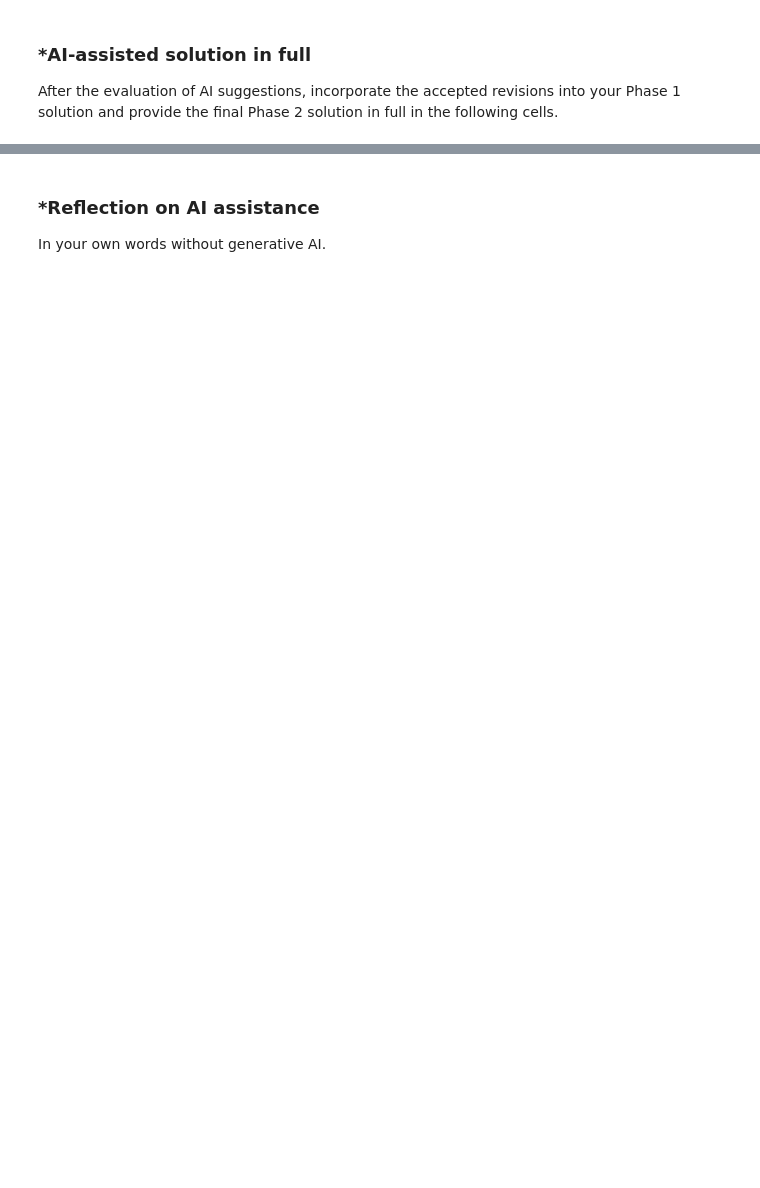
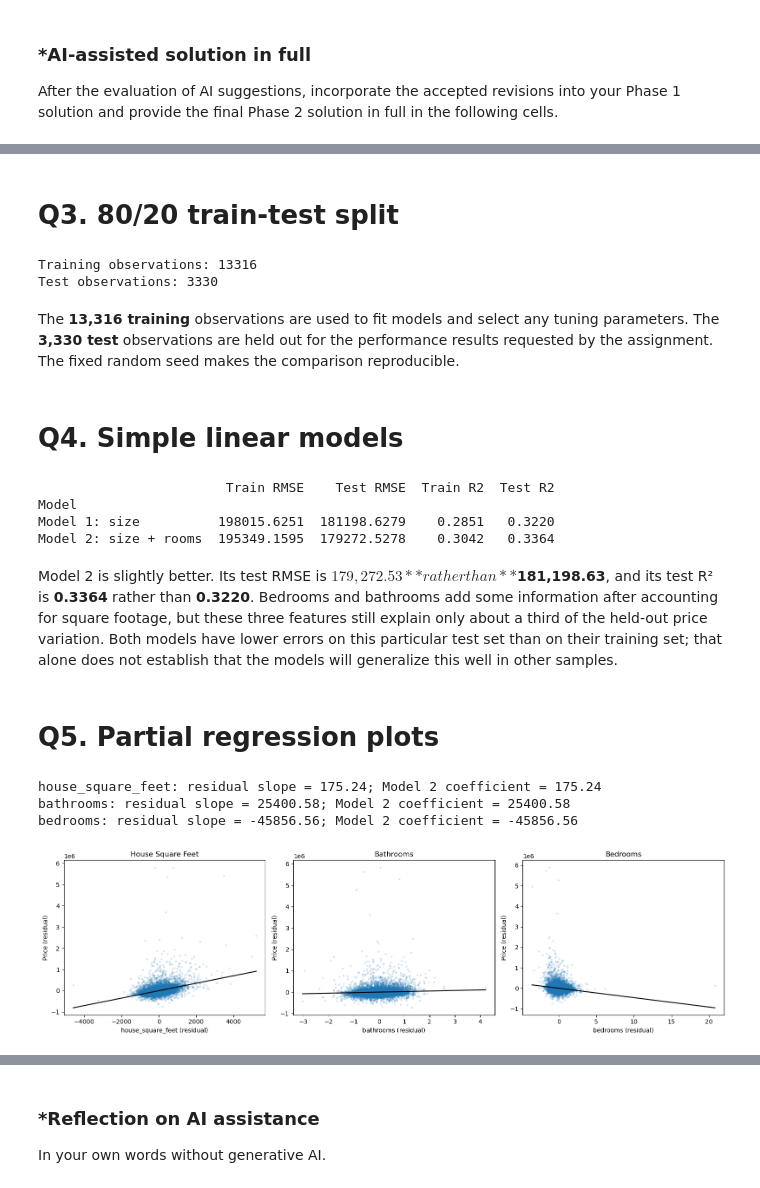
Before and after one commit to ja2faded/L02-hedonic-pricing, a Jupyter notebook: notebook.ipynb, the cells around one changed output, grey strips where cells are left out. Drawn from its saved outputs; the diff is of its cells as text; code cells hidden in the pictures; blank space fills up the shorter version.

```diff
--- a/notebook.ipynb
+++ b/notebook.ipynb
@@ -610,0 +802,77 @@ After the evaluation of AI suggestions, incorporate the accepted revisions into
+# %% [markdown]
+# Q3. 80/20 train-test split
+# %%
+from sklearn.model_selection import train_test_split
+
+X_train, X_test, y_train, y_test = train_test_split(
+    X, y, test_size=.2, random_state=1
+)
+print('Training observations:', len(y_train))
+print('Test observations:', len(y_test))
+# %% [output]
+Training observations: 13316
+Test observations: 3330
+# %% [markdown]
+The **13,316 training** observations are used to fit models and select any tuning parameters. The **3,330 test** observations are held out for the performance results requested by the assignment. The fixed random seed makes the comparison reproducible.
+# %% [markdown]
+# Q4. Simple linear models
+# %%
+from sklearn.linear_model import LinearRegression
+from sklearn.metrics import root_mean_squared_error, r2_score
+
+s1 = ['house_square_feet']
+s2 = ['house_square_feet', 'bathrooms', 'bedrooms']
+fit_1 = LinearRegression().fit(X_train[s1], y_train)
+fit_2 = LinearRegression().fit(X_train[s2], y_train)
+
+def score_predictions(ytr, yte, train_pred, test_pred):
+    return {'Train RMSE': root_mean_squared_error(ytr, train_pred),
+            'Test RMSE': root_mean_squared_error(yte, test_pred),
+            'Train R2': r2_score(ytr, train_pred),
+            'Test R2': r2_score(yte, test_pred)}
+
+simple_results = []
+for name, model, cols in [('Model 1: size', fit_1, s1),
+                          ('Model 2: size + rooms', fit_2, s2)]:
+    scores = score_predictions(y_train, y_test,
+                               model.predict(X_train[cols]),
+                               model.predict(X_test[cols]))
+    simple_results.append({'Model': name, **scores})
+print(pd.DataFrame(simple_results).set_index('Model').round(4))
+# %% [output]
+                        Train RMSE    Test RMSE  Train R2  Test R2
+Model
+Model 1: size          198015.6251  181198.6279    0.2851   0.3220
+Model 2: size + rooms  195349.1595  179272.5278    0.3042   0.3364
+# %% [markdown]
+Model 2 is slightly better. Its test RMSE is **$179,272.53** rather than **$181,198.63**, and its test R² is **0.3364** rather than **0.3220**. Bedrooms and bathrooms add some information after accounting for square footage, but these three features still explain only about a third of the held-out price variation. Both models have lower errors on this particular test set than on their training set; that alone does not establish that the models will generalize this well in other samples.
+# %% [markdown]
+# Q5. Partial regression plots
+# %%
+# For each numeric predictor in Model 2, residualize price and that
+# predictor on the other two predictors (added-variable plots).
+fig, axes = plt.subplots(1, 3, figsize=(16, 4.5))
+for i, feature in enumerate(s2):
+    other = [col for col in s2 if col != feature]
+    r_price = y_train - LinearRegression().fit(
+        X_train[other], y_train
+    ).predict(X_train[other])
+    r_feature = X_train[feature] - LinearRegression().fit(
+        X_train[other], X_train[feature]
+    ).predict(X_train[other])
+
+    slope = np.dot(r_feature, r_price) / np.dot(r_feature, r_feature)
+    x_line = np.array([r_feature.min(), r_feature.max()])
+    axes[i].scatter(r_feature, r_price, s=5, alpha=.14)
+    axes[i].plot(x_line, slope * x_line, color='black', linewidth=1.5)
+    axes[i].set(title=feature.replace('_', ' ').title(),
+                xlabel=feature + ' (residual)', ylabel='Price (residual)')
+    print(f'{feature}: residual slope = {slope:.2f}; '
+          f'Model 2 coefficient = {fit_2.coef_[i]:.2f}')
+plt.tight_layout()
+plt.show()
+# %% [output]
+house_square_feet: residual slope = 175.24; Model 2 coefficient = 175.24
+bathrooms: residual slope = 25400.58; Model 2 coefficient = 25400.58
+bedrooms: residual slope = -45856.56; Model 2 coefficient = -45856.56
+[figure, added]
```
Also changed, not shown: parts of 27 cells of this notebook.
